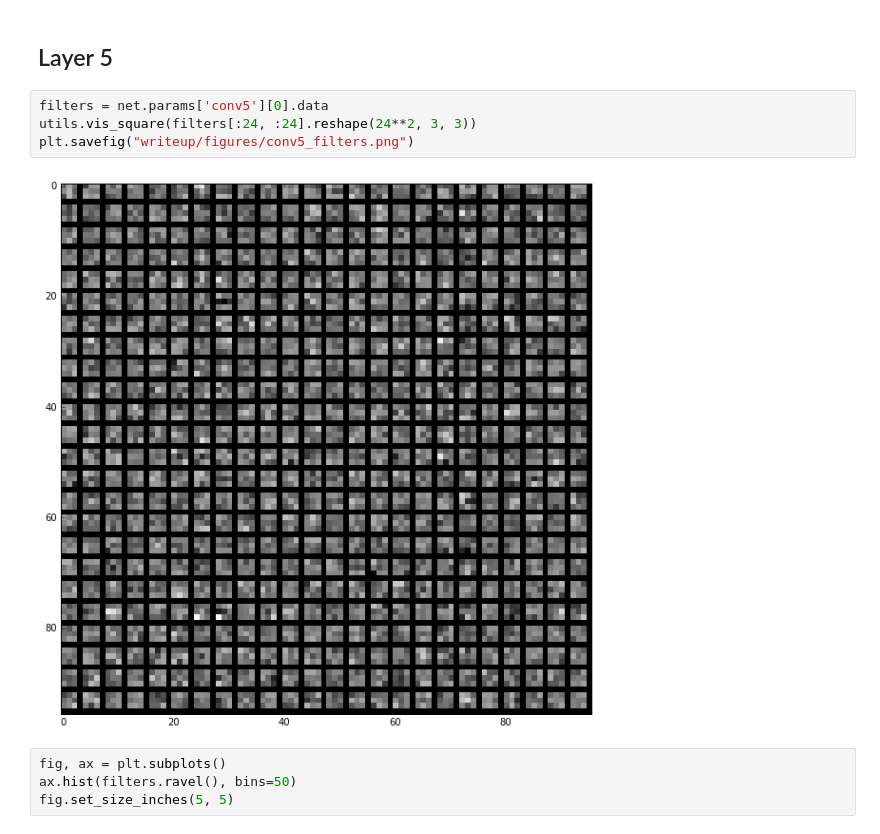
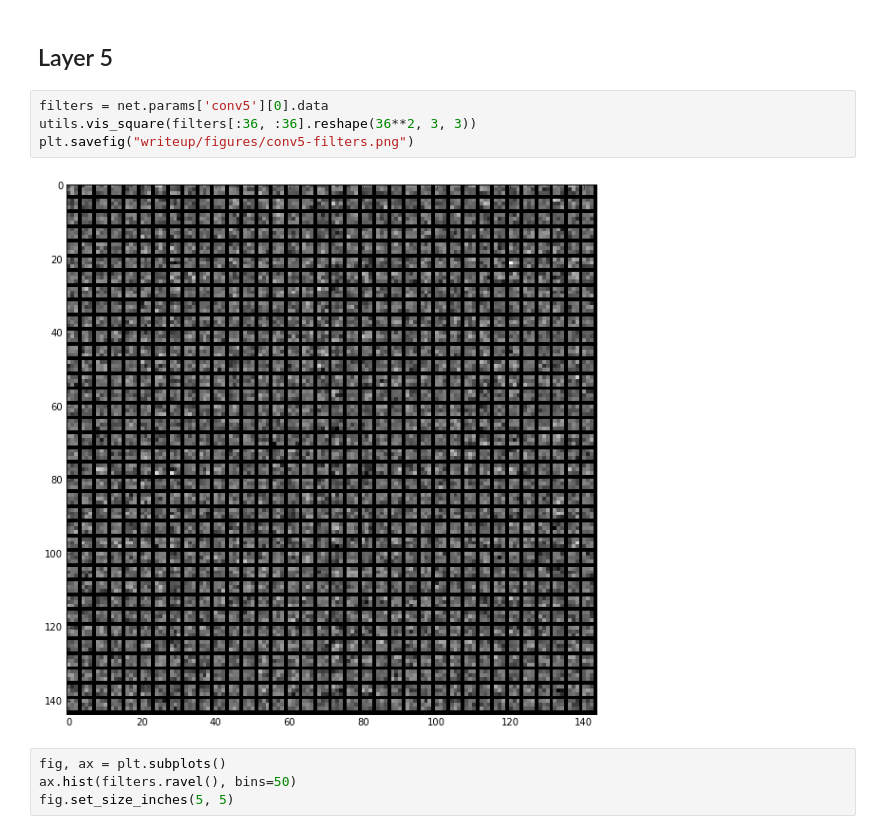
Before and after one commit to jhamrick/CS280MiniPlaces, a Jupyter notebook: Analysis.ipynb, the cells around one changed output. Cells and saved outputs as stored; diff of their text form.

Commit message:
Add some more figures

```diff
--- a/Analysis.ipynb
+++ b/Analysis.ipynb
@@ -184,10 +190,10 @@ utils.vis_square(feat, padval=0.5)
 ## Layer 5
 # %%
 filters = net.params['conv5'][0].data
-utils.vis_square(filters[:24, :24].reshape(24**2, 3, 3))
-plt.savefig("writeup/figures/conv5_filters.png")
+utils.vis_square(filters[:36, :36].reshape(36**2, 3, 3))
+plt.savefig("writeup/figures/conv5-filters.png")
 # %% [output]
-[figure, old version]
+[figure, new version]
 # %%
 fig, ax = plt.subplots()
 ax.hist(filters.ravel(), bins=50)
```
Also changed, not shown: parts of 4 cells of this notebook, 3 other files.
